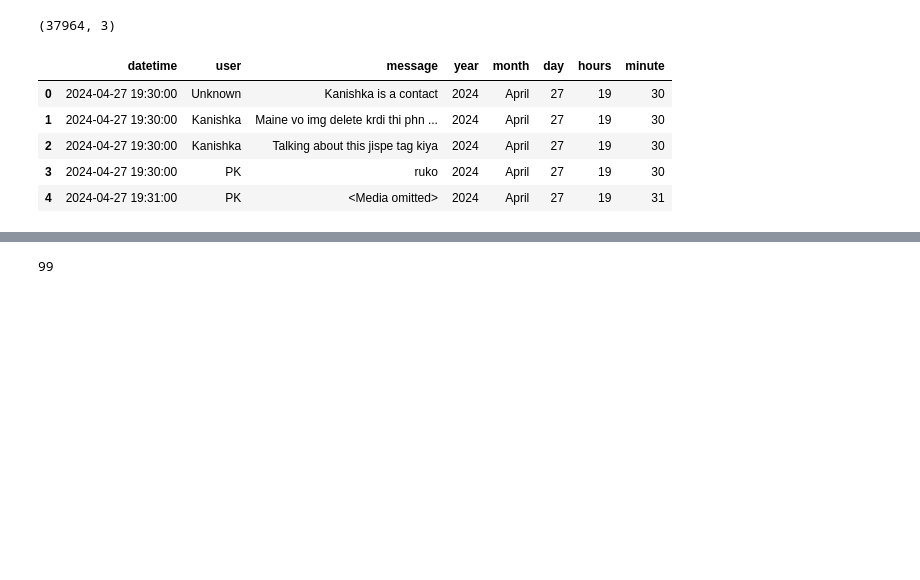
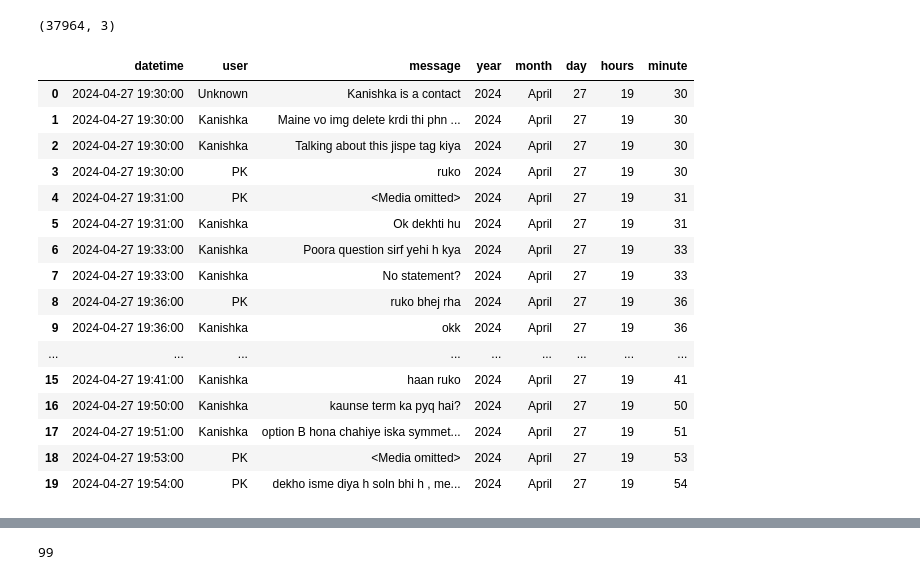
Before and after one commit to P-Saroha/WhatsApp-chat-analyzer, a Jupyter notebook: WhatsApp-chat-analysis.ipynb, the cells around one changed output, grey strips where cells are left out. Drawn from its saved outputs; the diff is of its cells as text; code cells hidden in the pictures; blank space fills up the shorter version.

```diff
--- a/WhatsApp-chat-analysis.ipynb
+++ b/WhatsApp-chat-analysis.ipynb
@@ -111,14 +111,25 @@ chat_df['hours'] = chat_df['datetime'].dt.hour
 # %%
 chat_df['minute'] = chat_df['datetime'].dt.minute
 # %%
-chat_df.head()
+chat_df.head(20)
 # %% [output]
 |  | datetime | user | message | year | month | day | hours | minute |
 | 0 | 2024-04-27 19:30:00 | Unknown | Kanishka is a contact | 2024 | April | 27 | 19 | 30 |
 | 1 | 2024-04-27 19:30:00 | Kanishka | Maine vo img delete krdi thi phn ... | 2024 | April | 27 | 19 | 30 |
 | 2 | 2024-04-27 19:30:00 | Kanishka | Talking about this jispe tag kiya | 2024 | April | 27 | 19 | 30 |
 | 3 | 2024-04-27 19:30:00 | PK | ruko | 2024 | April | 27 | 19 | 30 |
 | 4 | 2024-04-27 19:31:00 | PK | <Media omitted> | 2024 | April | 27 | 19 | 31 |
+| 5 | 2024-04-27 19:31:00 | Kanishka | Ok dekhti hu | 2024 | April | 27 | 19 | 31 |
+| 6 | 2024-04-27 19:33:00 | Kanishka | Poora question sirf yehi h kya | 2024 | April | 27 | 19 | 33 |
+| 7 | 2024-04-27 19:33:00 | Kanishka | No statement? | 2024 | April | 27 | 19 | 33 |
+| 8 | 2024-04-27 19:36:00 | PK | ruko bhej rha | 2024 | April | 27 | 19 | 36 |
+| 9 | 2024-04-27 19:36:00 | Kanishka | okk | 2024 | April | 27 | 19 | 36 |
+| ... | ... | ... | ... | ... | ... | ... | ... | ... |
+| 15 | 2024-04-27 19:41:00 | Kanishka | haan ruko | 2024 | April | 27 | 19 | 41 |
+| 16 | 2024-04-27 19:50:00 | Kanishka | kaunse term ka pyq hai? | 2024 | April | 27 | 19 | 50 |
+| 17 | 2024-04-27 19:51:00 | Kanishka | option B hona chahiye iska symmet... | 2024 | April | 27 | 19 | 51 |
+| 18 | 2024-04-27 19:53:00 | PK | <Media omitted> | 2024 | April | 27 | 19 | 53 |
+| 19 | 2024-04-27 19:54:00 | PK | dekho isme diya h soln bhi h , me... | 2024 | April | 27 | 19 | 54 |
 # %%
 from urlextract import URLExtract
 extractor = URLExtract()
```
Also changed, not shown: parts of 14 cells of this notebook, 2 other files.
